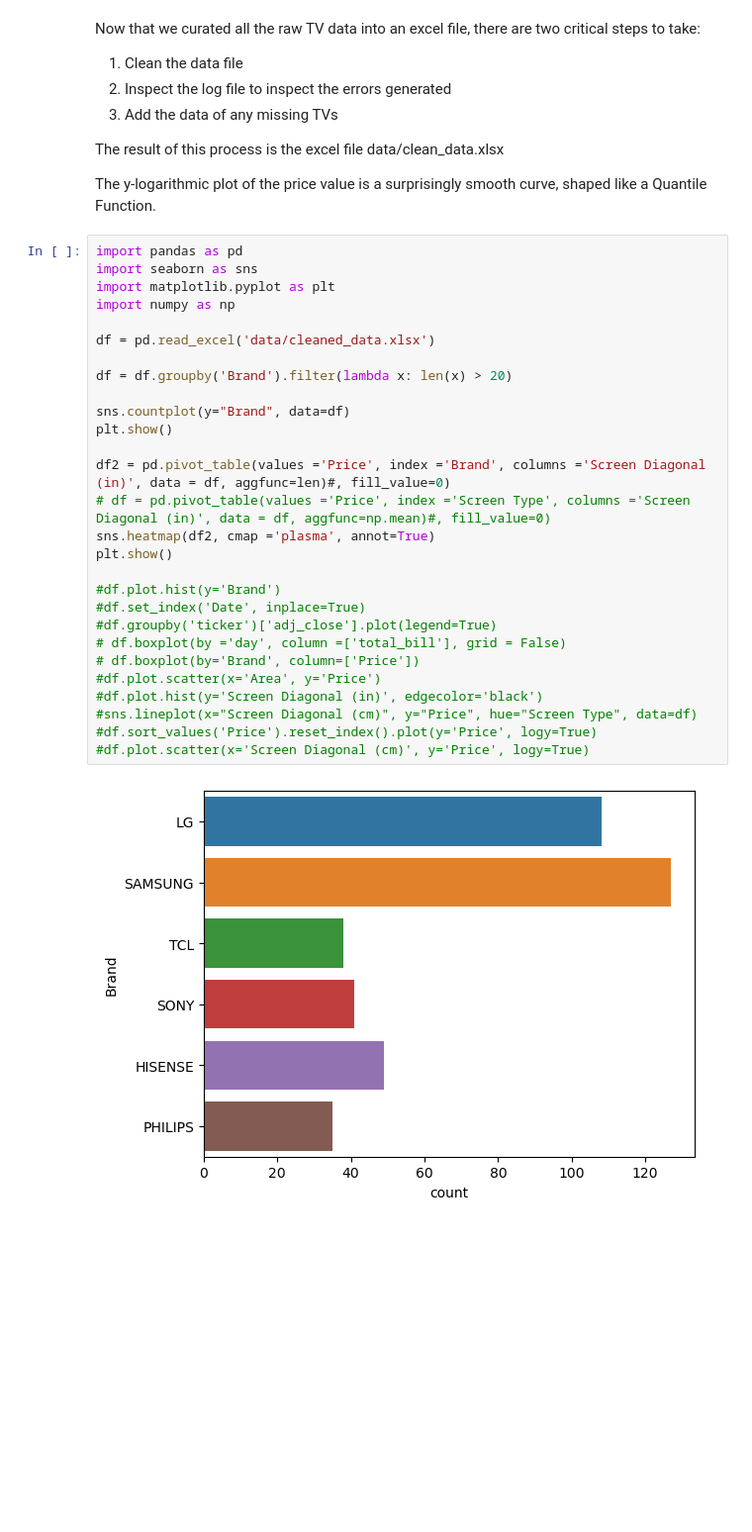
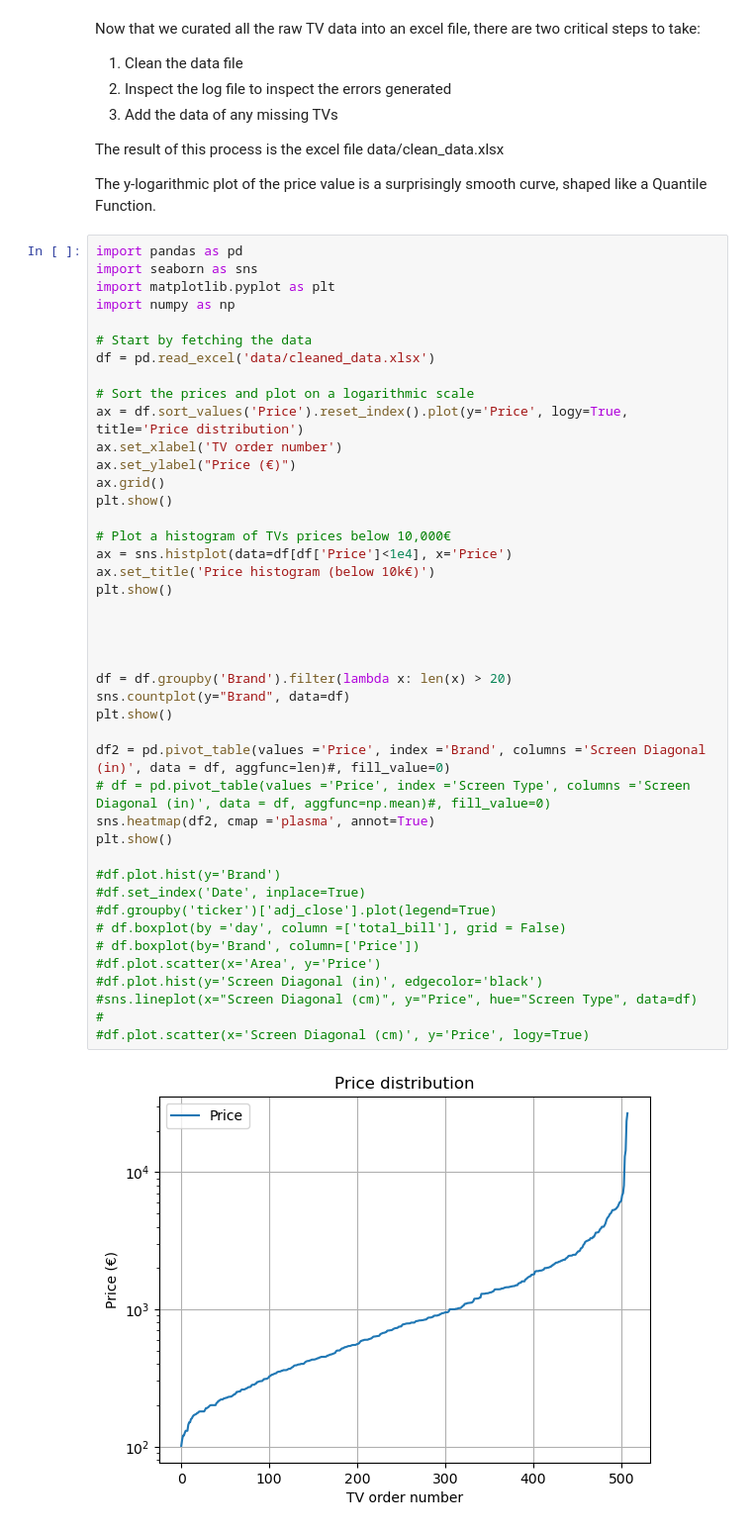
Before and after one commit to pedrodamas1/Scraping-TV-Prices, a Jupyter notebook: TV Scraping.ipynb, the cells around one changed output. Shown at 99% size. Saved outputs shown, nothing was run; the diff lists cells and outputs as text; blank space fills up the shorter version.

```diff
--- a/TV Scraping.ipynb
+++ b/TV Scraping.ipynb
@@ -205,30 +165,45 @@ The y-logarithmic plot of the price value is a surprisingly smooth curve, shaped
 # %%
 import pandas as pd
 import seaborn as sns
 import matplotlib.pyplot as plt
 import numpy as np
 
+# Start by fetching the data
 df = pd.read_excel('data/cleaned_data.xlsx')
 
+# Sort the prices and plot on a logarithmic scale
+ax = df.sort_values('Price').reset_index().plot(y='Price', logy=True, title='Price distribution')
+ax.set_xlabel('TV order number')
+ax.set_ylabel("Price (€)")
+ax.grid()
+plt.show()
+
+# Plot a histogram of TVs prices below 10,000€
+ax = sns.histplot(data=df[df['Price']<1e4], x='Price')
+ax.set_title('Price histogram (below 10k€)')
+plt.show()
+
+
+
+
 df = df.groupby('Brand').filter(lambda x: len(x) > 20)
-
 sns.countplot(y="Brand", data=df)
 plt.show()
 
 df2 = pd.pivot_table(values ='Price', index ='Brand', columns ='Screen Diagonal (in)', data = df, aggfunc=len)#, fill_value=0)
 # df = pd.pivot_table(values ='Price', index ='Screen Type', columns ='Screen Diagonal (in)', data = df, aggfunc=np.mean)#, fill_value=0)
 sns.heatmap(df2, cmap ='plasma', annot=True)
 plt.show()
 
 #df.plot.hist(y='Brand')
 #df.set_index('Date', inplace=True)
 #df.groupby('ticker')['adj_close'].plot(legend=True)
 # df.boxplot(by ='day', column =['total_bill'], grid = False)
 # df.boxplot(by='Brand', column=['Price'])
 #df.plot.scatter(x='Area', y='Price')
 #df.plot.hist(y='Screen Diagonal (in)', edgecolor='black')
 #sns.lineplot(x="Screen Diagonal (cm)", y="Price", hue="Screen Type", data=df)
-#df.sort_values('Price').reset_index().plot(y='Price', logy=True)
+#
 #df.plot.scatter(x='Screen Diagonal (cm)', y='Price', logy=True)
 # %% [output]
-[figure, old version]
+[figure, new version]
```
Also changed, not shown: parts of 4 cells of this notebook.
